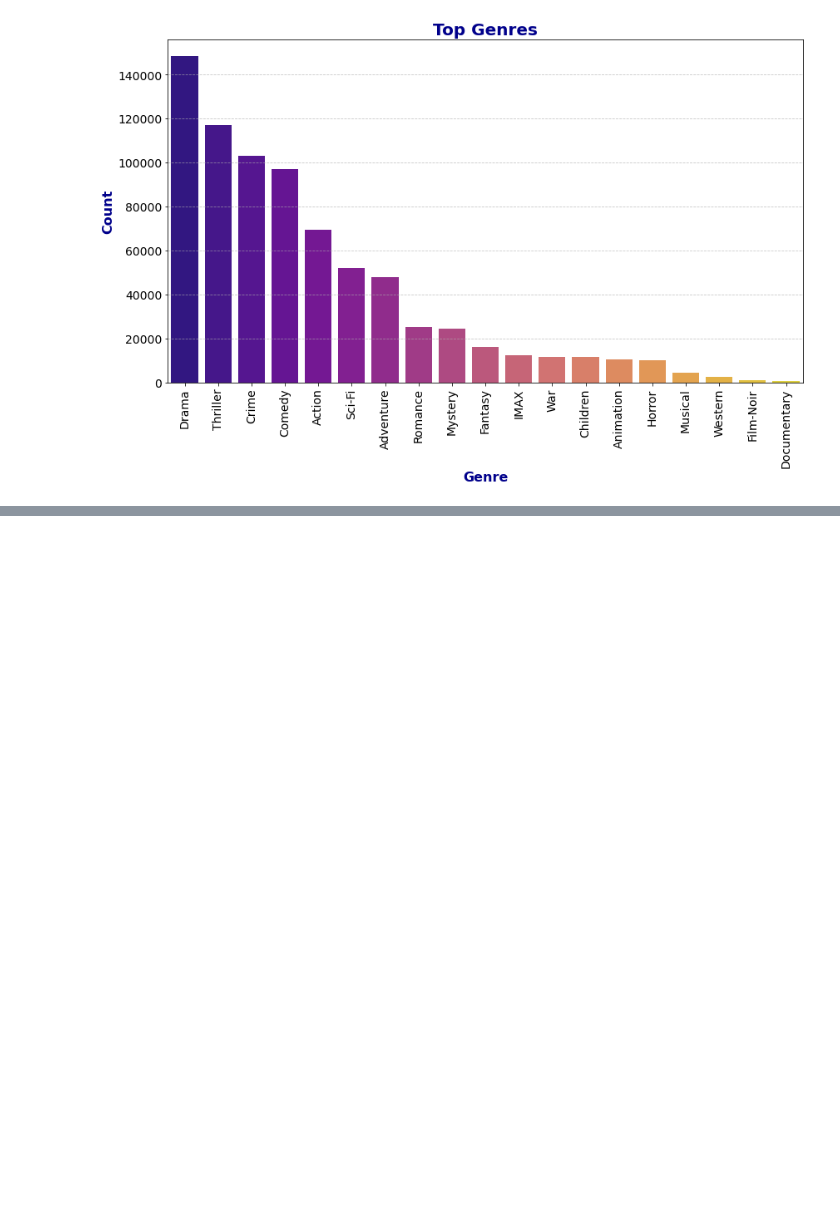
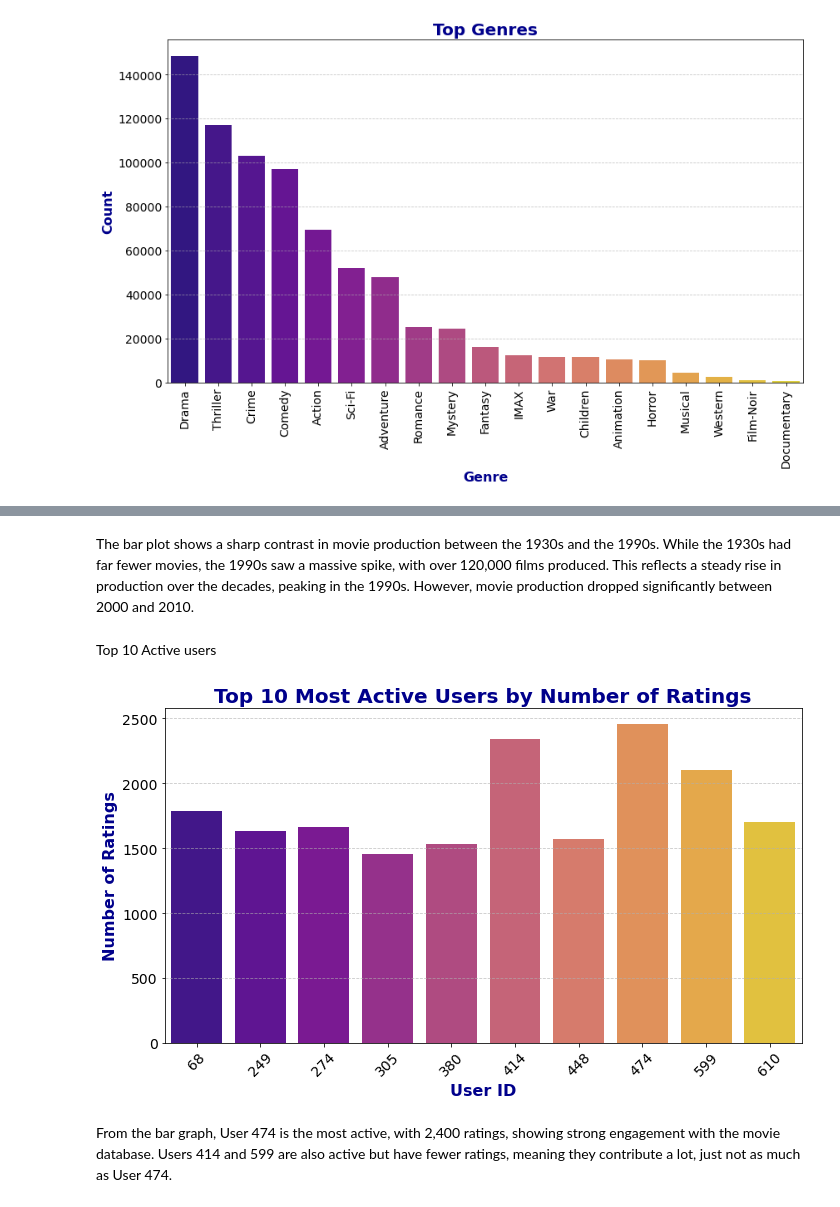
Before and after one commit to gtisnanga/PHASE-4-PRJOECT-MOVIE-RECOMMENDATIONS-GROUP-13, a Jupyter notebook: Angela.ipynb, the cells around one changed output, grey strips where cells are left out. Cells and saved outputs as stored; diff of their text form; code cells hidden in the pictures; blank space fills up the shorter version.

Commit message:
EDA-active users

```diff
--- a/Angela.ipynb
+++ b/Angela.ipynb
@@ -467,0 +502,30 @@ The top 10 movie genres- graph aims to show how popular a certain genre is in th
+# %% [markdown]
+The bar plot shows a sharp contrast in movie production between the 1930s and the 1990s. While the 1930s had far fewer movies, the 1990s saw a massive spike, with over 120,000 films produced. This reflects a steady rise in production over the decades, peaking in the 1990s. However, movie production dropped significantly between 2000 and 2010.
+# %% [markdown]
+Top 10 Active users
+# %%
+# Top 10 Active Users
+
+# Calculate the number of ratings per user
+user_ratings = combined_df.groupby('userId')['rating'].count()
+
+# Get the top 10 most active users
+top_users = user_ratings.nlargest(10)
+
+# Create the bar plot for the top 10 most active users
+plt.figure(figsize=(10,6))
+sns.barplot(x=top_users.index, y=top_users.values, palette='plasma')
+plt.xlabel('User ID', fontsize=16, color='darkblue', weight='bold')
+plt.ylabel('Number of Ratings', fontsize=16, color='darkblue', weight='bold')
+plt.title('Top 10 Most Active Users by Number of Ratings', fontsize=20, color='darkblue', weight='bold')
+plt.xticks(rotation=45, fontsize=14)
+plt.yticks(fontsize=14)
+plt.grid(axis='y', linestyle='--', alpha=0.7)
+
+# Show the plot
+plt.tight_layout()
+plt.show()
+# %% [output]
+[figure, added]
+# %% [markdown]
+From the bar graph, User 474 is the most active, with 2,400 ratings, showing strong engagement with the movie database. Users 414 and 599 are also active but have fewer ratings, meaning they contribute a lot, just not as much as User 474.
```
Also changed, not shown: parts of 5 cells of this notebook.
